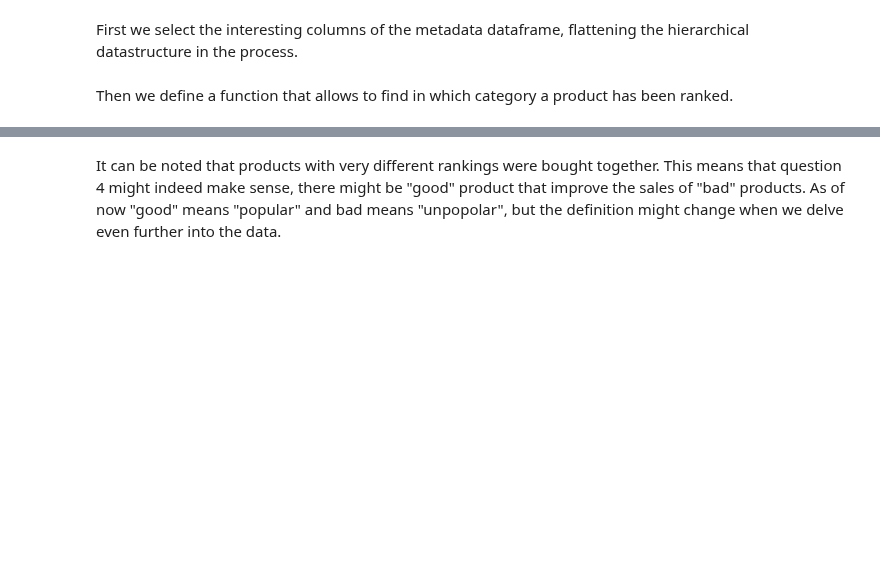
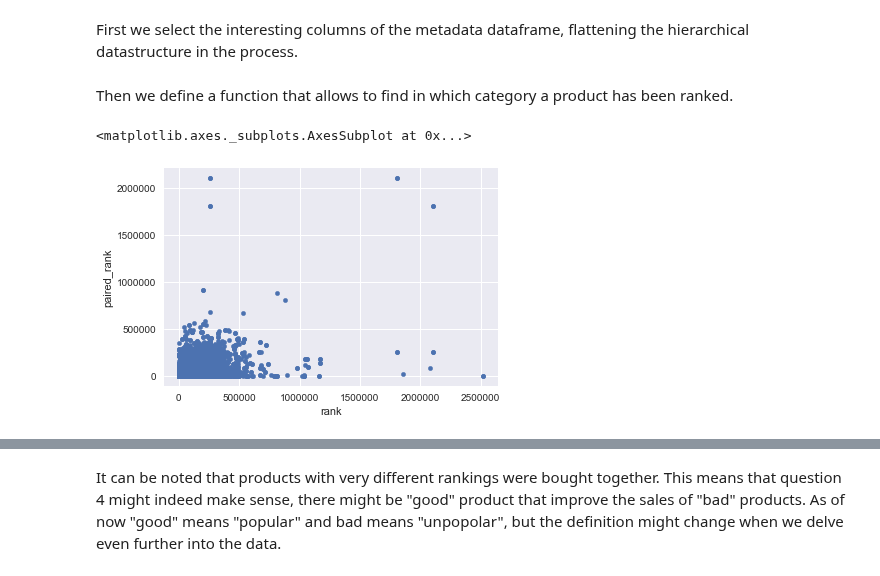
Before and after one commit to raphaelBarman/ADA-dh, a Jupyter notebook: project/Subset Exploration.ipynb, the cells around one changed output, grey strips where cells are left out. Drawn from its saved outputs; the diff is of its cells as text; code cells hidden in the pictures; blank space fills up the shorter version.

```diff
--- a/project/Subset Exploration.ipynb
+++ b/project/Subset Exploration.ipynb
@@ -396 +310,6 @@ def explode_and_join(column_to_explode):
+# %%
+bought_together_df.toPandas().plot.scatter("rank", "paired_rank")
+# %% [output]
+<matplotlib.axes._subplots.AxesSubplot at 0x...>
+[figure, added]
 # %%
```
Also changed, not shown: parts of 31 cells of this notebook.
